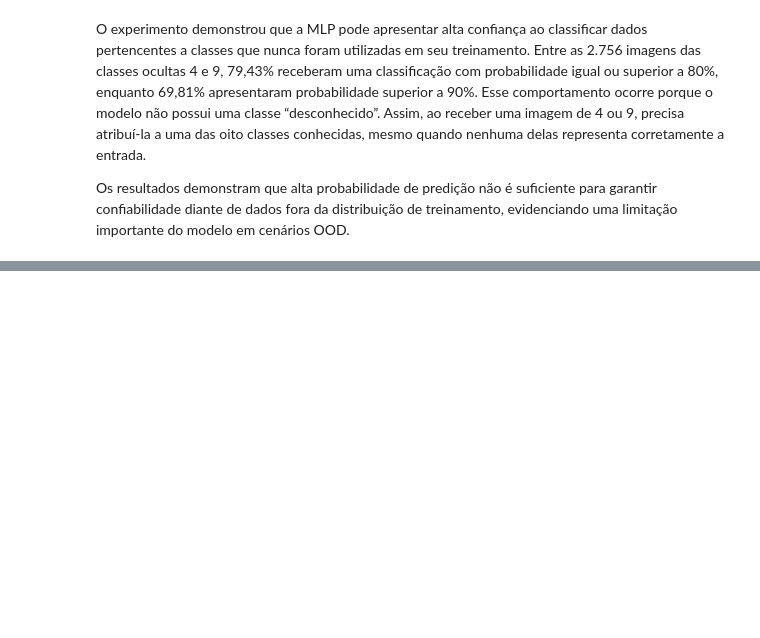
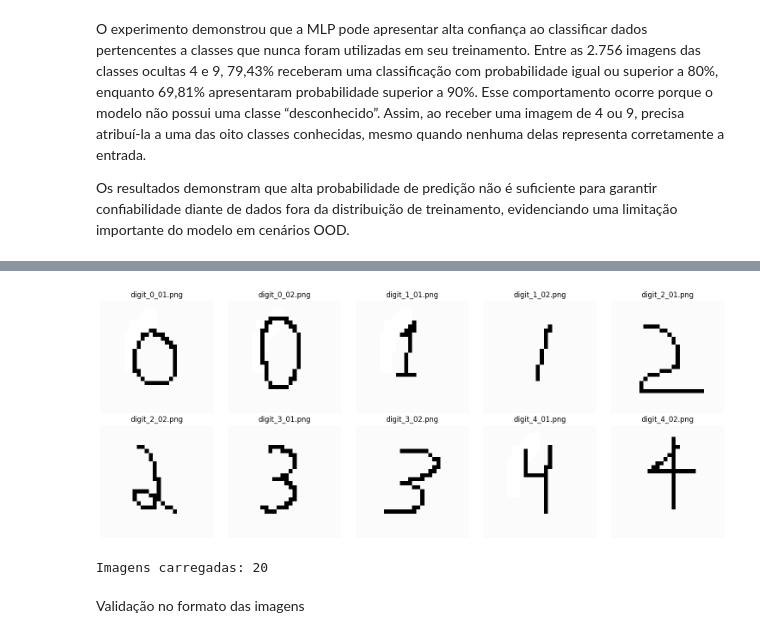
Before and after one commit to senapalm/classificador_de_digitos, a Jupyter notebook: classificador_de_digitos.ipynb, the cells around one changed output, grey strips where cells are left out. Cells and saved outputs as stored; diff of their text form; code cells hidden in the pictures; blank space fills up the shorter version.

```diff
--- a/classificador_de_digitos.ipynb
+++ b/classificador_de_digitos.ipynb
@@ -1323,0 +1331,13 @@ Os resultados demonstram que alta probabilidade de predição não é suficiente
+# %%
+pasta_imagens = Path("data/external/handwritten")
+# %%
+arquivos_imagens = sorted(
+    list(pasta_imagens.glob("*.png")) +
+    list(pasta_imagens.glob("*.jpg")) +
+    list(pasta_imagens.glob("*.jpeg"))
+)
+
+print(f"Imagens encontradas: {len(arquivos_imagens)}")
+
+for arquivo in arquivos_imagens:
+    print(arquivo.name)
@@ -1323,0 +1362,36 @@ Os resultados demonstram que alta probabilidade de predição não é suficiente
+# %%
+quantidade = min(10, len(arquivos_imagens))
+
+plt.figure(figsize=(15, 6))
+
+for i, arquivo in enumerate(arquivos_imagens[:quantidade]):
+    with Image.open(arquivo) as imagem:
+
+        plt.subplot(2, 5, i + 1)
+        plt.imshow(imagem)
+
+        plt.title(arquivo.name)
+        plt.axis("off")
+
+plt.tight_layout()
+plt.show()
+# %% [output]
+[figure, added]
+# %%
+imagens_gray = []
+
+for arquivo in arquivos_imagens:
+    imagem = cv2.imread(str(arquivo))
+
+    imagem_gray = cv2.cvtColor(
+        imagem,
+        cv2.COLOR_BGR2GRAY
+    )
+
+    imagens_gray.append(imagem_gray)
+
+print(f"Imagens carregadas: {len(imagens_gray)}")
+# %% [output]
+Imagens carregadas: 20
+# %% [markdown]
+Validação no formato das imagens
```
Also changed, not shown: parts of 28 cells of this notebook.
